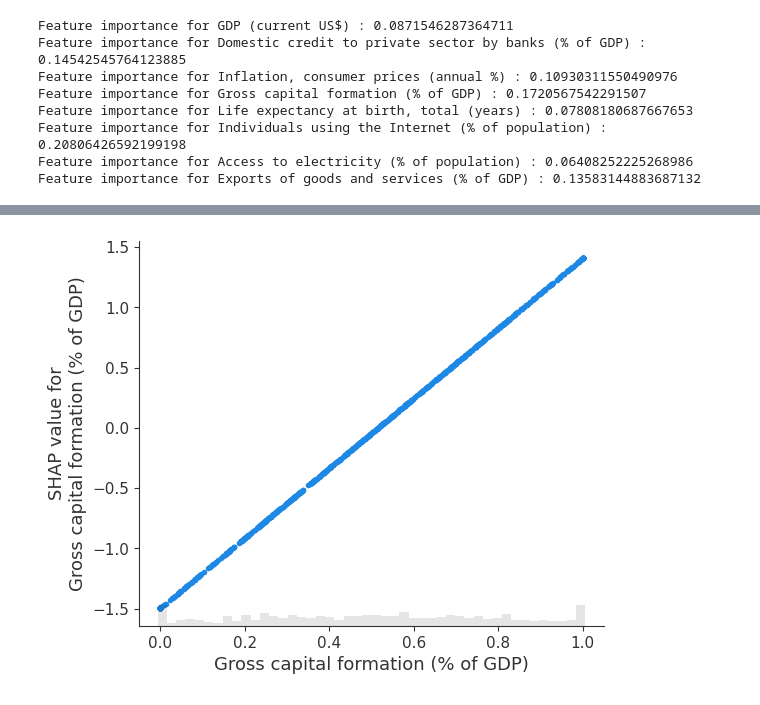
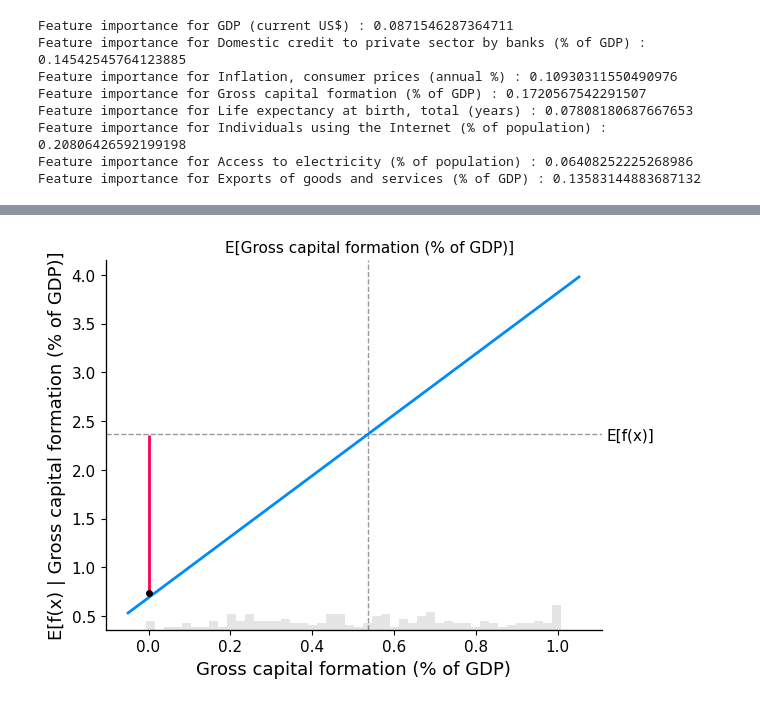
Before and after one commit to kumarbyes/udacity_nanodegree_datascience_course1, a Jupyter notebook: Project_Supervised_ML.ipynb, the cells around one changed output, grey strips where cells are left out. Cells and saved outputs as stored; diff of their text form; code cells hidden in the pictures.

Commit message:
feat: Update Shap values for random forest and linear regression

```diff
--- a/Project_Supervised_ML.ipynb
+++ b/Project_Supervised_ML.ipynb
@@ -885,0 +870,25 @@ plt.show()
+# %%
+explainer = shap.Explainer(rf_rg_mod.predict, X_test.drop(['Year','Country'],axis=1))
+shap_values_rf = explainer(X_scaled.drop(['Year','Country'],axis=1))
+# %%
+def shap_pdp_plot(model,shap_values,feature_to_plot):
+    '''
+    Function to plot shapley partial dependence plot
+
+    Parameters:
+    model: Model created using sklearn
+    shap_values: shap values returned by explainer
+    feature_to_plot: feature to be plotted in the Partial dependence plot
+
+    Returns: Nothing
+    '''
+    sample_ind = 20
+    shap.partial_dependence_plot(
+        feature_to_plot,
+        model.predict,
+        X_test.drop(['Year','Country'],axis=1),
+        model_expected_value=True,
+        feature_expected_value=True,
+        ice=False,
+        shap_values=shap_values[sample_ind : sample_ind + 1, :],
+    )
@@ -886,15 +919,3 @@ plt.show()
 # %%
 explainer = shap.Explainer(linear_model.predict, X_test.drop(['Year','Country'],axis=1))
-shap_values = explainer(X_scaled.drop(['Year','Country'],axis=1))
-
-# make a standard partial dependence plot
-sample_ind = 20
-shap.partial_dependence_plot(
-    "Gross capital formation (% of GDP)",
-    linear_model.predict,
-    X_test.drop(['Year','Country'],axis=1),
-    model_expected_value=True,
-    feature_expected_value=True,
-    ice=False,
-    shap_values=shap_values[sample_ind : sample_ind + 1, :],
-)
+shap_values_linear = explainer(X_scaled.drop(['Year','Country'],axis=1))
@@ -958,4 +926,5 @@ explainer
 # %%
-shap.plots.scatter(shap_values[:, "Gross capital formation (% of GDP)"])
+feature_for_shap = "Gross capital formation (% of GDP)"
+shap_pdp_plot(linear_model,shap_values_linear,feature_for_shap)
 # %% [output]
-[figure, old version]
+[figure, new version]
```
Also changed, not shown: parts of 24 cells of this notebook.
